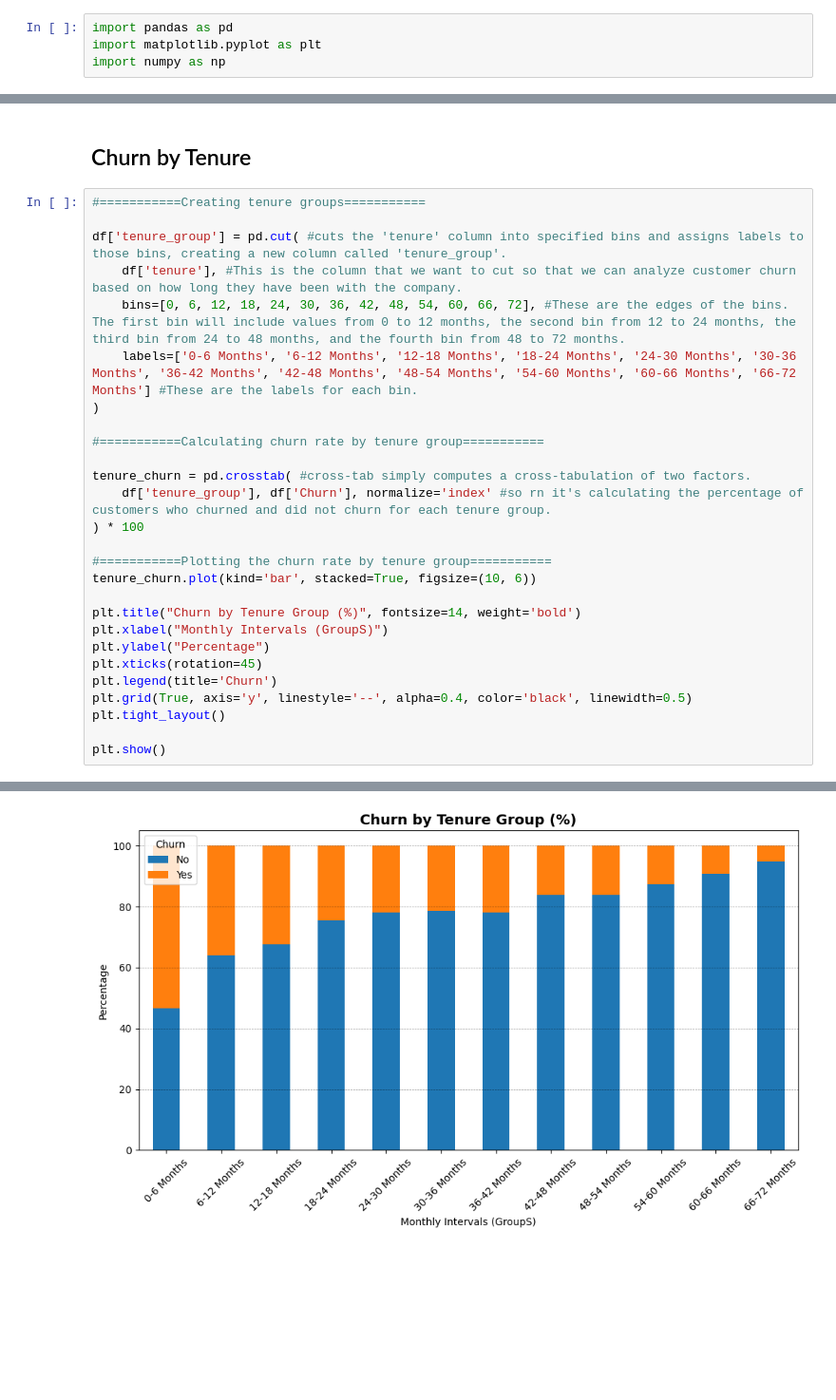
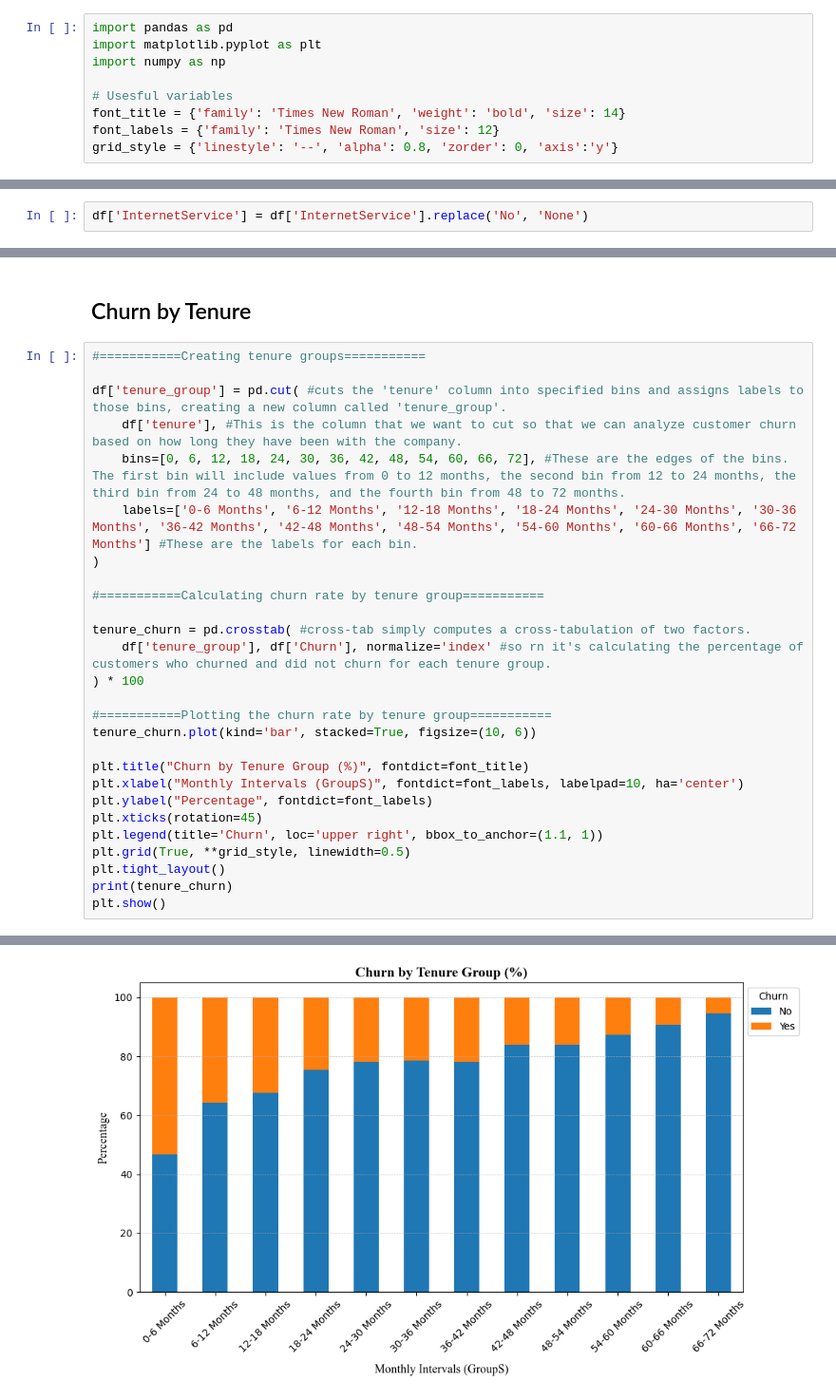
Before and after one commit to McPetane-Jr/FUTURE_DS_02, a Jupyter notebook: Telco_customer_churn.ipynb, the cells around one changed output, grey strips where cells are left out. Shown at 95% size. Saved outputs shown, nothing was run; the diff lists cells and outputs as text; blank space fills up the shorter version.

```diff
--- a/Telco_customer_churn.ipynb
+++ b/Telco_customer_churn.ipynb
@@ -6,6 +6,11 @@
 import pandas as pd
 import matplotlib.pyplot as plt
 import numpy as np
+
+# Usesful variables
+font_title = {'family': 'Times New Roman', 'weight': 'bold', 'size': 14}
+font_labels = {'family': 'Times New Roman', 'size': 12}
+grid_style = {'linestyle': '--', 'alpha': 0.8, 'zorder': 0, 'axis':'y'}
 # %% [markdown]
 # Data Cleaning
 ## Understanding the data
@@ -173,3 +182,5 @@ Length: 2, dtype: str
+# %%
+df['InternetService'] = df['InternetService'].replace('No', 'None')
 # %% [markdown]
 I'll map 0 to 'No' and 1 to 'Yes' in SeniorCitizen column for better readability
 # %%
@@ -251,13 +269,13 @@ tenure_churn = pd.crosstab( #cross-tab simply computes a cross-tabulation of two
 #===========Plotting the churn rate by tenure group===========
 tenure_churn.plot(kind='bar', stacked=True, figsize=(10, 6))
 
-plt.title("Churn by Tenure Group (%)", fontsize=14, weight='bold')
-plt.xlabel("Monthly Intervals (GroupS)")
-plt.ylabel("Percentage")
+plt.title("Churn by Tenure Group (%)", fontdict=font_title)
+plt.xlabel("Monthly Intervals (GroupS)", fontdict=font_labels, labelpad=10, ha='center')
+plt.ylabel("Percentage", fontdict=font_labels)
 plt.xticks(rotation=45)
-plt.legend(title='Churn')
-plt.grid(True, axis='y', linestyle='--', alpha=0.4, color='black', linewidth=0.5)
+plt.legend(title='Churn', loc='upper right', bbox_to_anchor=(1.1, 1))
+plt.grid(True, **grid_style, linewidth=0.5)
 plt.tight_layout()
-
+print(tenure_churn)
 plt.show()
 # %% [output]
@@ -264 +296 @@ plt.show()
-[figure, old version]
+[figure, new version]
```
Also changed, not shown: parts of 10 cells of this notebook.
